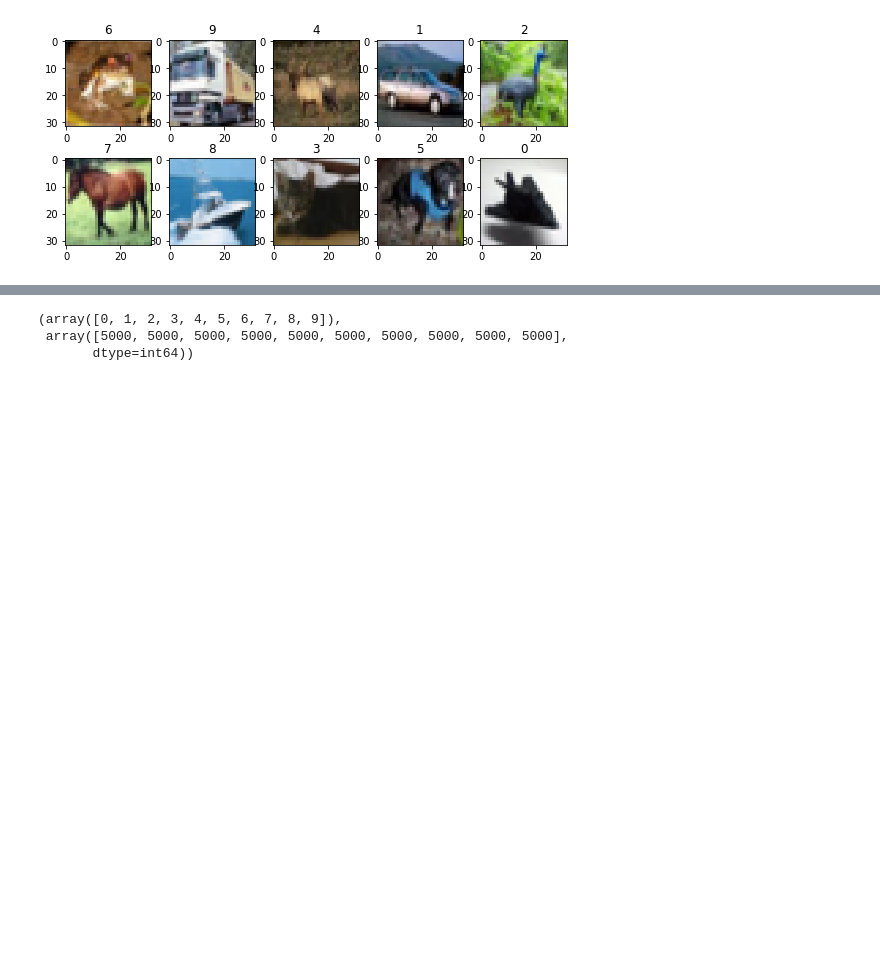
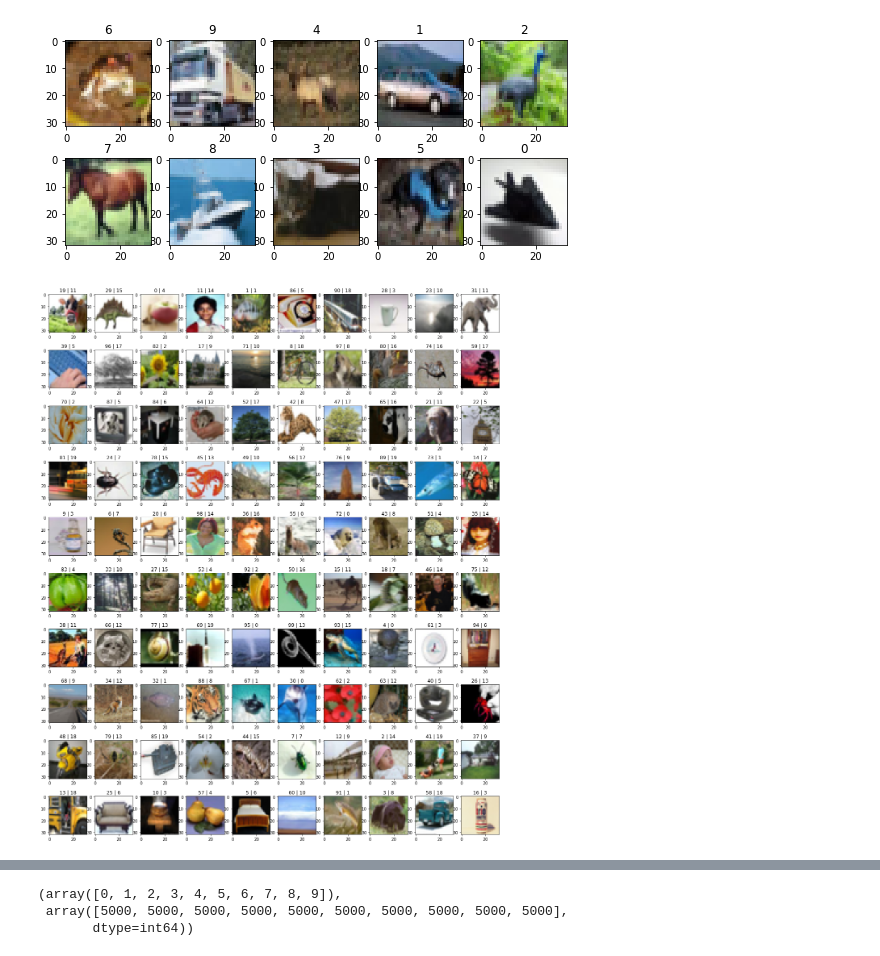
Before and after one commit to filipjandura/neural-networks, a Jupyter notebook: DataAnalysis.ipynb, the cells around one changed output, grey strips where cells are left out. Cells and saved outputs as stored; diff of their text form; code cells hidden in the pictures; blank space fills up the shorter version.

```diff
--- a/DataAnalysis.ipynb
+++ b/DataAnalysis.ipynb
@@ -106,0 +144,21 @@ plt.show()
+# %%
+path_to_cifar100 = 'F:/Datasets/CIFAR-100/'
+
+
+train_100_x, train_100_y, train_100_cy, test_100_x, test_100_y, test_100_cy = load_cifar100(path_to_cifar100)
+# %%
+csidx = list(np.arange(100, dtype=int))
+fig = plt.figure(figsize=(20,25))
+pos = 0
+for i in range(len(train_100_y)):
+    if train_100_y[i] in csidx:
+        pos += 1
+        fig.add_subplot(10,10, pos)
+        plt.title('{:d} | {:d}'.format(train_100_y[i], train_100_cy[i]))
+        plt.imshow(train_100_x[i])
+        csidx.remove(train_100_y[i])
+    if len(csidx) == 0:
+        break
+plt.show()
+# %% [output]
+[figure, added]
```
Also changed, not shown: parts of 2 cells of this notebook, 3 other files.
